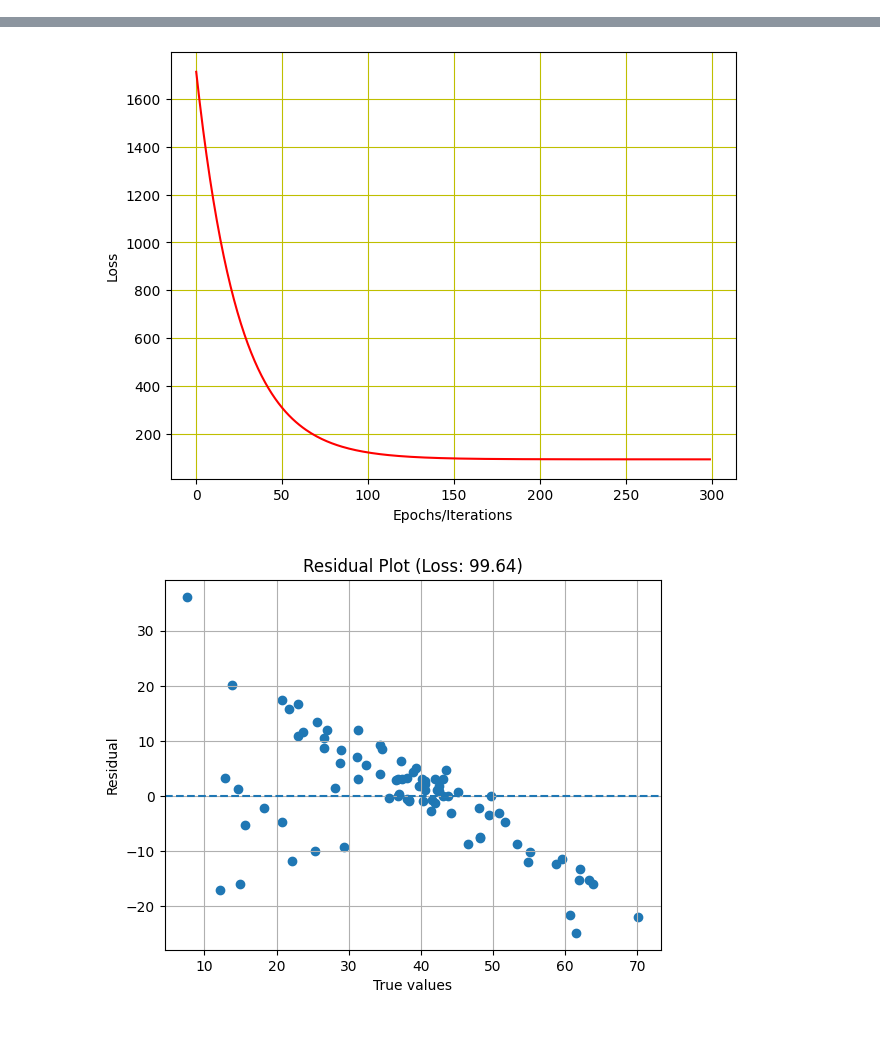
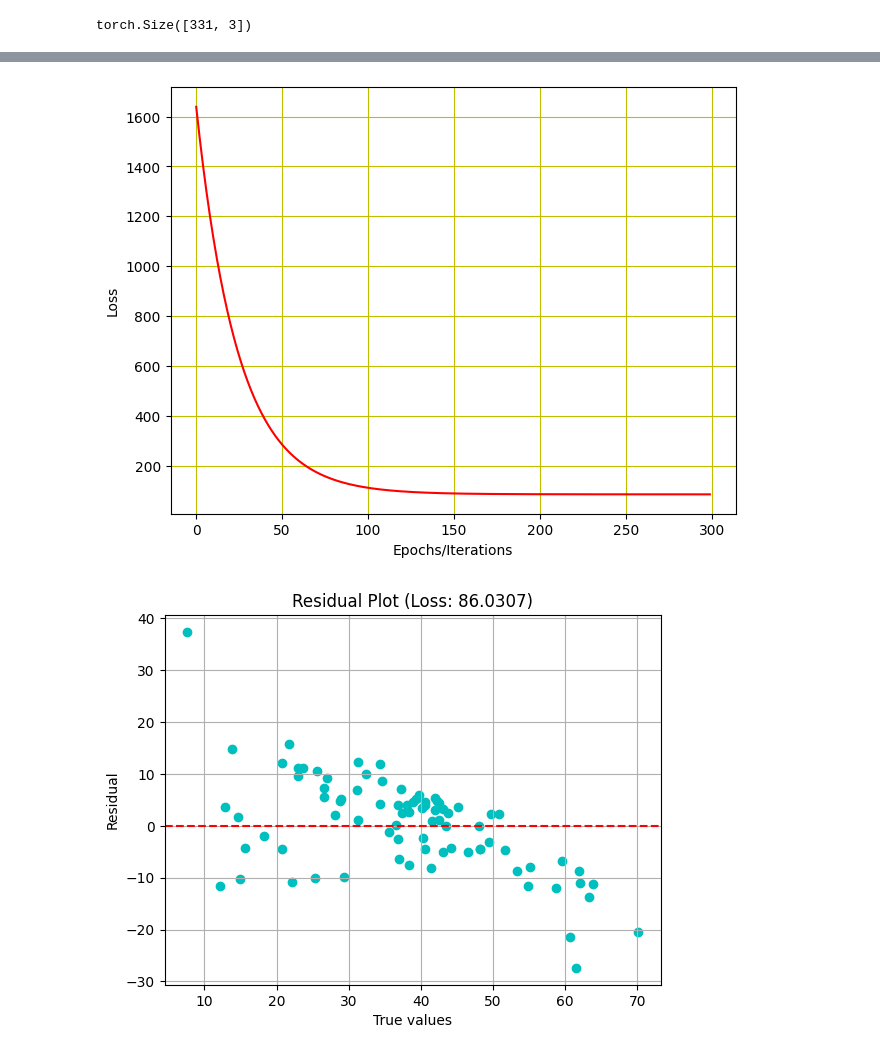
Before and after one commit to bp2881/machinelearning-algo, a Jupyter notebook: LinearRegression_mv.ipynb, the cells around one changed output, grey strips where cells are left out. Cells and saved outputs as stored; diff of their text form; code cells hidden in the pictures.

```diff
--- a/LinearRegression_mv.ipynb
+++ b/LinearRegression_mv.ipynb
@@ -20,43 +18,50 @@ train_idx = int(0.8*N)
 train_data = data[:train_idx].to_numpy()
 test_data = data[train_idx:].to_numpy()
 
-train_data = torch.tensor(train_data)
-x_train = train_data[:, [2, 3]]
-y_train = train_data[:, 7]
+train_data = torch.tensor(train_data, dtype=torch.float32)
+x_train = train_data[:, [2, 3, 4]]
+y_train = train_data[:, 7].unsqueeze(1)
 
-test_data = torch.tensor(test_data)
-x_test = test_data[:, [2, 3]]
-y_test = test_data[:, 7]
+test_data = torch.tensor(test_data, dtype=torch.float32)
+x_test = test_data[:, [2, 3, 4]]
+y_test = test_data[:, 7].unsqueeze(1)
+
+print(x_train.shape)
+# %% [output]
+torch.Size([331, 3])
 # %%
 ## Train Data
 torch.manual_seed(1234)
 
-features = 2
-w, b = torch.randn(features, requires_grad=True, dtype=float), torch.randn(1, requires_grad=True, dtype=float)
+D_in = 3
+D_out = 1
 lr, itr = 0.01, 300
 loss_list = []
 
+linear_model = torch.nn.Linear(in_features=D_in, out_features=D_out, dtype=torch.float32)
+error_fn = torch.nn.MSELoss()
+optimizer = torch.optim.SGD(linear_model.parameters(), lr = lr)
+
 for i in range(itr):
-    y_pred = x_train @ w  + b
+    y_pred = linear_model(x_train)
 
-    loss = cost(y_train, y_pred)
+    loss = error_fn(y_pred, y_train)
+    loss_list.append(round(loss.item(), 4))
+    optimizer.zero_grad()
+    loss.backward()
+    optimizer.step()
 
-    loss_list.append(round(loss.item(), 2))
-
-    loss.backward()
-
-    with torch.no_grad():
-        w -= lr * w.grad
-        b -= lr * b.grad
-
-    w.grad.zero_()
-    b.grad.zero_()
+w = linear_model.weight.view(-1)
+b = linear_model.bias.item()
 
 with torch.no_grad():
-    y_test_pred = x_test @ w + b
-    test_loss = round(cost(y_test, y_test_pred).item(), 2)
+    y_pred_test = linear_model(x_test)
+    test_loss = round(error_fn(y_pred_test, y_test).item(), 4)
 
-print(f"w1 = {round(w[0].item(), 4)}, w2 = {round(w[1].item(), 4)}, b = {round(b.item(), 4)}")
+for i in range(len(w)):
+    print(f"w{i} = {round(w[i].item(), 4)}", end=", ")
+print(f"b = {round(b, 4)}")
+
 print("Training Loss:", round(loss.item(), 2))
 print("Testing Loss: ", test_loss)
 
@@ -74,10 +79,10 @@ Testing Loss:  99.64
-[figure, old version]
+[figure, new version]
 # %%
 ## Residual Plot (For multiple vars)
-residuals = y_test_pred.detach().numpy() - y_test.numpy()
+residuals = y_pred_test.detach().numpy() - y_test.numpy()
 
-plt.scatter(y_test, residuals)
-plt.axhline(0, linestyle='--')
+plt.scatter(y_test, residuals, c="c")
+plt.axhline(0, linestyle='--', c="r")
 
 plt.xlabel("True values")
 plt.ylabel("Residual")
@@ -87,4 +92,4 @@ plt.show()
 
 ## Still haven't found the reason for pattern in residuals
 # %% [output]
-[figure, old version]
+[figure, new version]
```
Also changed, not shown: parts of 4 cells of this notebook, 4 other files.
